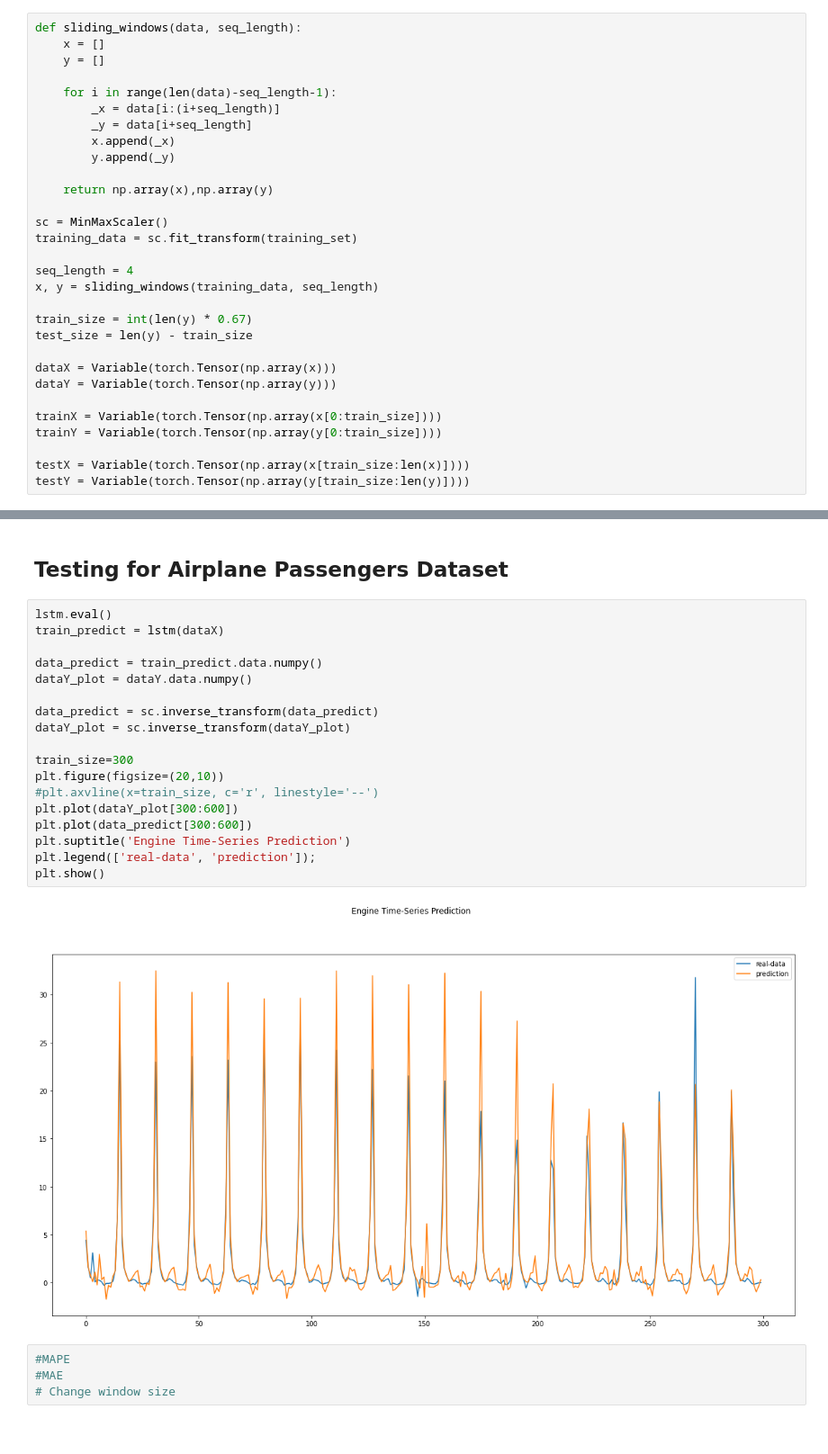
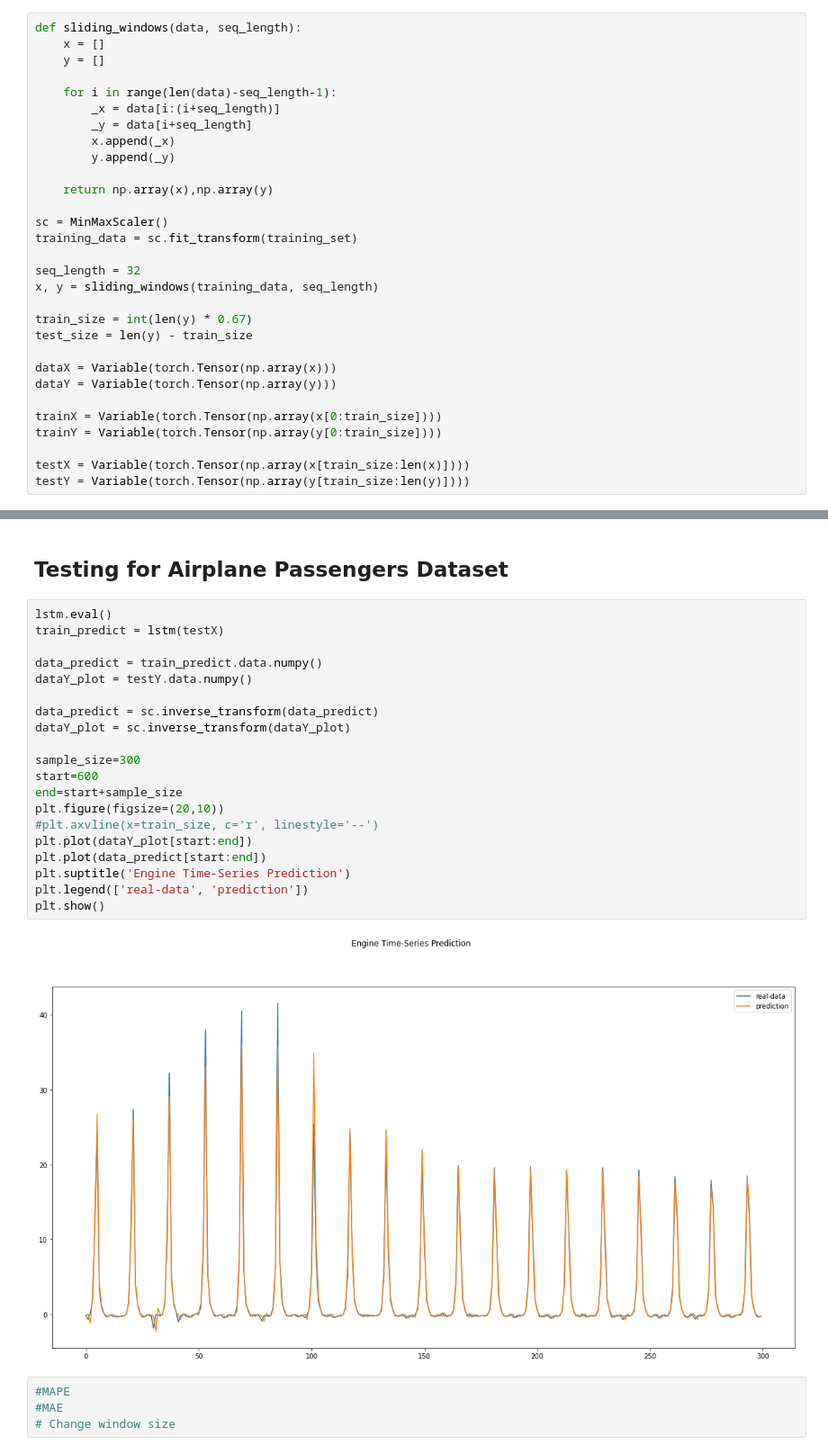
Before and after one commit to mojoee/23_Project_Anshul, a Jupyter notebook: sample/Time_Series_Prediction_with_LSTM_Using_PyTorch.ipynb, the cells around one changed output, grey strips where cells are left out. Shown at 90% size. Saved outputs shown, nothing was run; the diff lists cells and outputs as text.

Commit message:
added testing function and visualization

```diff
--- a/sample/Time_Series_Prediction_with_LSTM_Using_PyTorch.ipynb
+++ b/sample/Time_Series_Prediction_with_LSTM_Using_PyTorch.ipynb
@@ -73,7 +73,7 @@ def sliding_windows(data, seq_length):
 sc = MinMaxScaler()
 training_data = sc.fit_transform(training_set)
 
-seq_length = 4
+seq_length = 32
 x, y = sliding_windows(training_data, seq_length)
 
 train_size = int(len(y) * 0.67)
@@ -177,24 +177,26 @@ Epoch: 1900, loss: 0.00096
 ## Testing for Airplane Passengers Dataset
 # %%
 lstm.eval()
-train_predict = lstm(dataX)
+train_predict = lstm(testX)
 
 data_predict = train_predict.data.numpy()
-dataY_plot = dataY.data.numpy()
+dataY_plot = testY.data.numpy()
 
 data_predict = sc.inverse_transform(data_predict)
 dataY_plot = sc.inverse_transform(dataY_plot)
 
-train_size=300
+sample_size=300
+start=600
+end=start+sample_size
 plt.figure(figsize=(20,10))
 #plt.axvline(x=train_size, c='r', linestyle='--')
-plt.plot(dataY_plot[300:600])
-plt.plot(data_predict[300:600])
+plt.plot(dataY_plot[start:end])
+plt.plot(data_predict[start:end])
 plt.suptitle('Engine Time-Series Prediction')
-plt.legend(['real-data', 'prediction']);
+plt.legend(['real-data', 'prediction'])
 plt.show()
 # %% [output]
-[figure, old version]
+[figure, new version]
 # %%
 #MAPE
 #MAE
```
Also changed, not shown: parts of 1 cell of this notebook, 51 other files.
